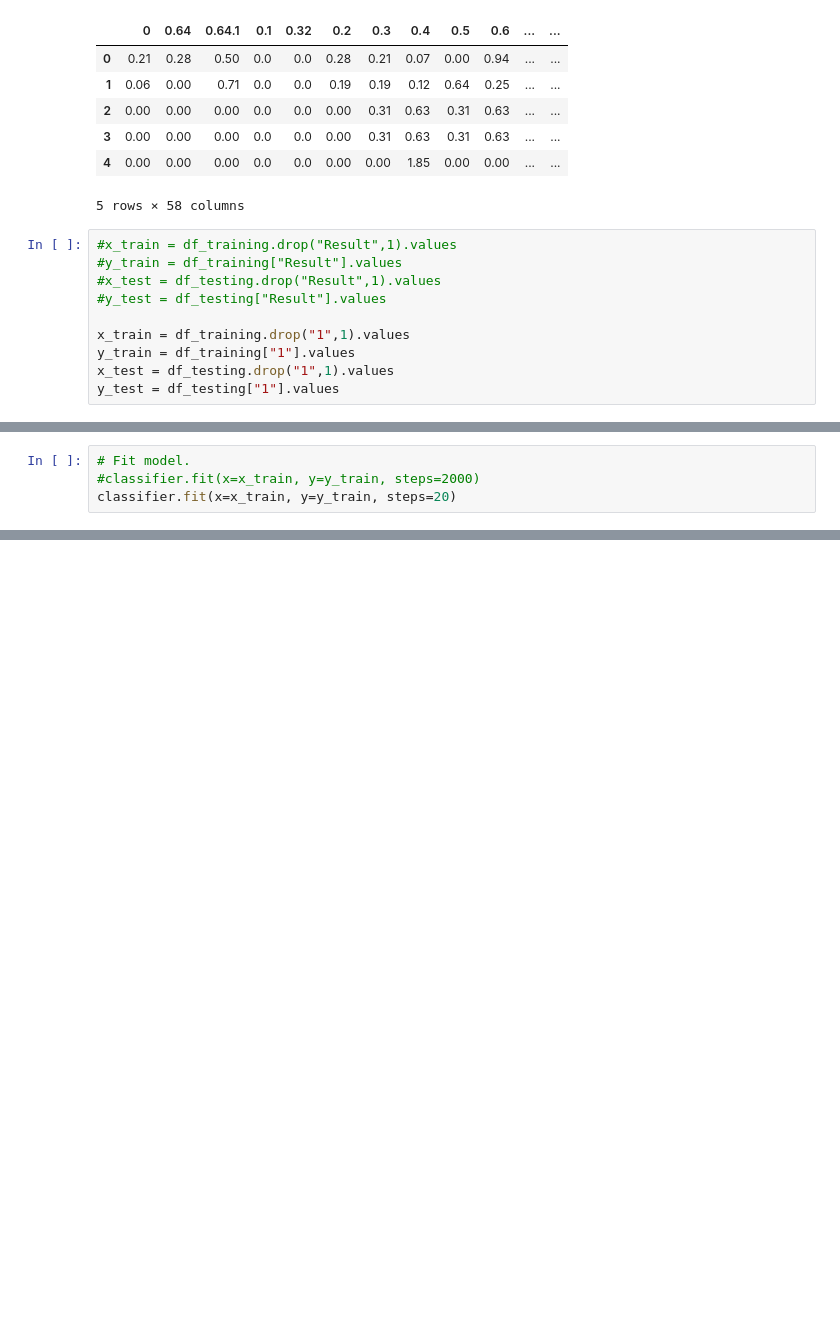
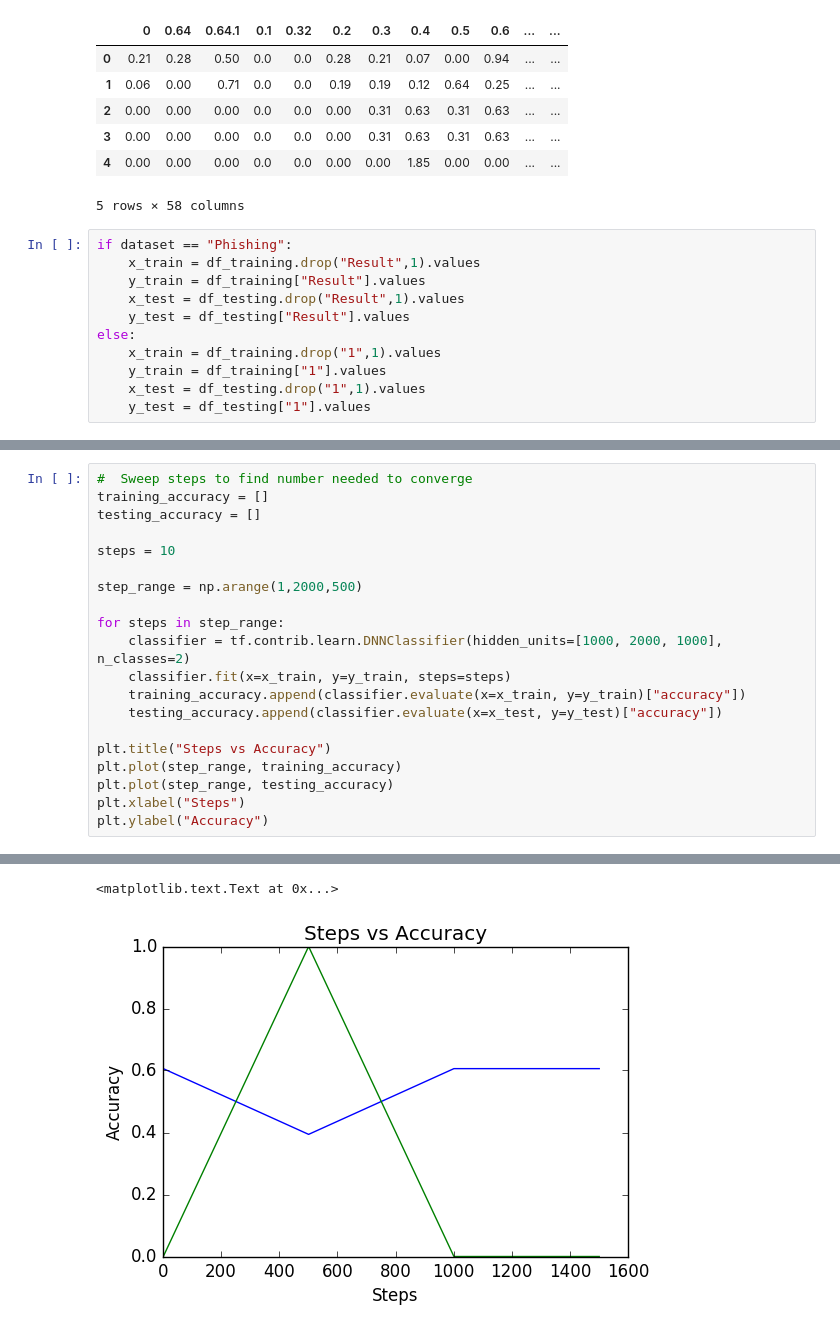
Before and after one commit to scparker/cs7641, a Jupyter notebook: Supervised Learning/ArtificalNeuralNetworks.ipynb, the cells around one changed output, grey strips where cells are left out. Drawn from its saved outputs; the diff is of its cells as text; blank space fills up the shorter version.

```diff
--- a/Supervised Learning/ArtificalNeuralNetworks.ipynb
+++ b/Supervised Learning/ArtificalNeuralNetworks.ipynb
@@ -16,15 +57,16 @@ df_training.head()
 | 4 | 0.00 | 0.00 | 0.00 | 0.0 | 0.0 | 0.00 | 0.00 | 1.85 | 0.00 | 0.00 | ... | ... |
 5 rows × 58 columns
 # %%
-#x_train = df_training.drop("Result",1).values
-#y_train = df_training["Result"].values
-#x_test = df_testing.drop("Result",1).values
-#y_test = df_testing["Result"].values
-
-x_train = df_training.drop("1",1).values
-y_train = df_training["1"].values
-x_test = df_testing.drop("1",1).values
-y_test = df_testing["1"].values
+if dataset == "Phishing":
+    x_train = df_training.drop("Result",1).values
+    y_train = df_training["Result"].values
+    x_test = df_testing.drop("Result",1).values
+    y_test = df_testing["Result"].values
+else:
+    x_train = df_training.drop("1",1).values
+    y_train = df_training["1"].values
+    x_test = df_testing.drop("1",1).values
+    y_test = df_testing["1"].values
 # %%
 # Build 3 layer DNN with 10, 20, 10 units respectively.
 classifier = tf.contrib.learn.DNNClassifier(hidden_units=[10, 20, 10], n_classes=2)
@@ -36,5 +78 @@ WARNING:tensorflow:Using temporary folder as model directory: /var/folders/wv/bp
 WARNING:tensorflow:Using default config.
-# %%
-# Fit model.
-#classifier.fit(x=x_train, y=y_train, steps=2000)
-classifier.fit(x=x_train, y=y_train, steps=20)
@@ -63,0 +79,21 @@ Accuracy: 0.964548
+# %%
+#  Sweep steps to find number needed to converge
+training_accuracy = []
+testing_accuracy = []
+
+steps = 10
+
+step_range = np.arange(1,2000,500)
+
+for steps in step_range:
+    classifier = tf.contrib.learn.DNNClassifier(hidden_units=[1000, 2000, 1000], n_classes=2)
+    classifier.fit(x=x_train, y=y_train, steps=steps)
+    training_accuracy.append(classifier.evaluate(x=x_train, y=y_train)["accuracy"])
+    testing_accuracy.append(classifier.evaluate(x=x_test, y=y_test)["accuracy"])
+
+plt.title("Steps vs Accuracy")
+plt.plot(step_range, training_accuracy)
+plt.plot(step_range, testing_accuracy)
+plt.xlabel("Steps")
+plt.ylabel("Accuracy")
+# %% [output]
@@ -63,0 +117,2 @@ Accuracy: 0.964548
+<matplotlib.text.Text at 0x...>
+[figure, added]
```
Also changed, not shown: parts of 10 cells of this notebook, 1 other file.
